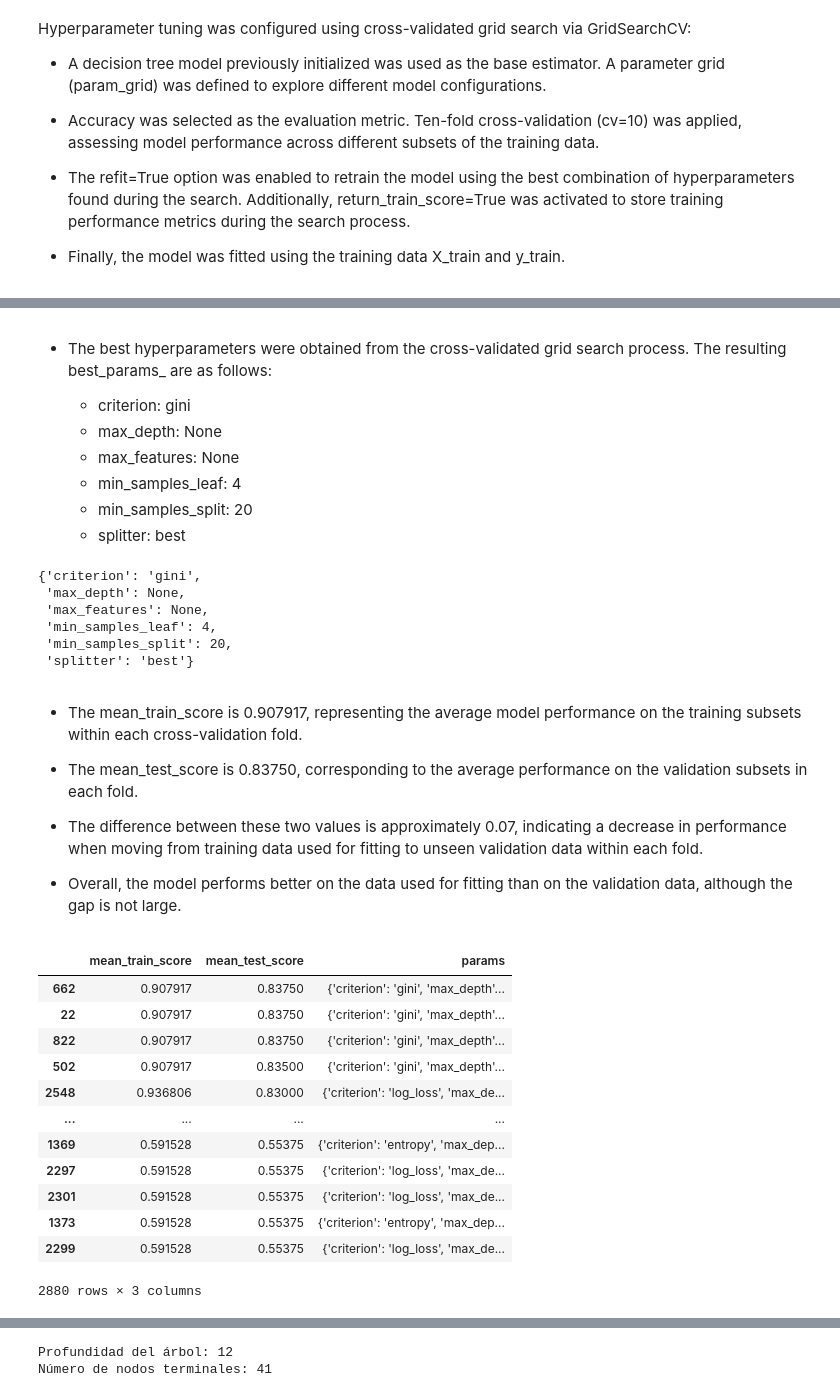
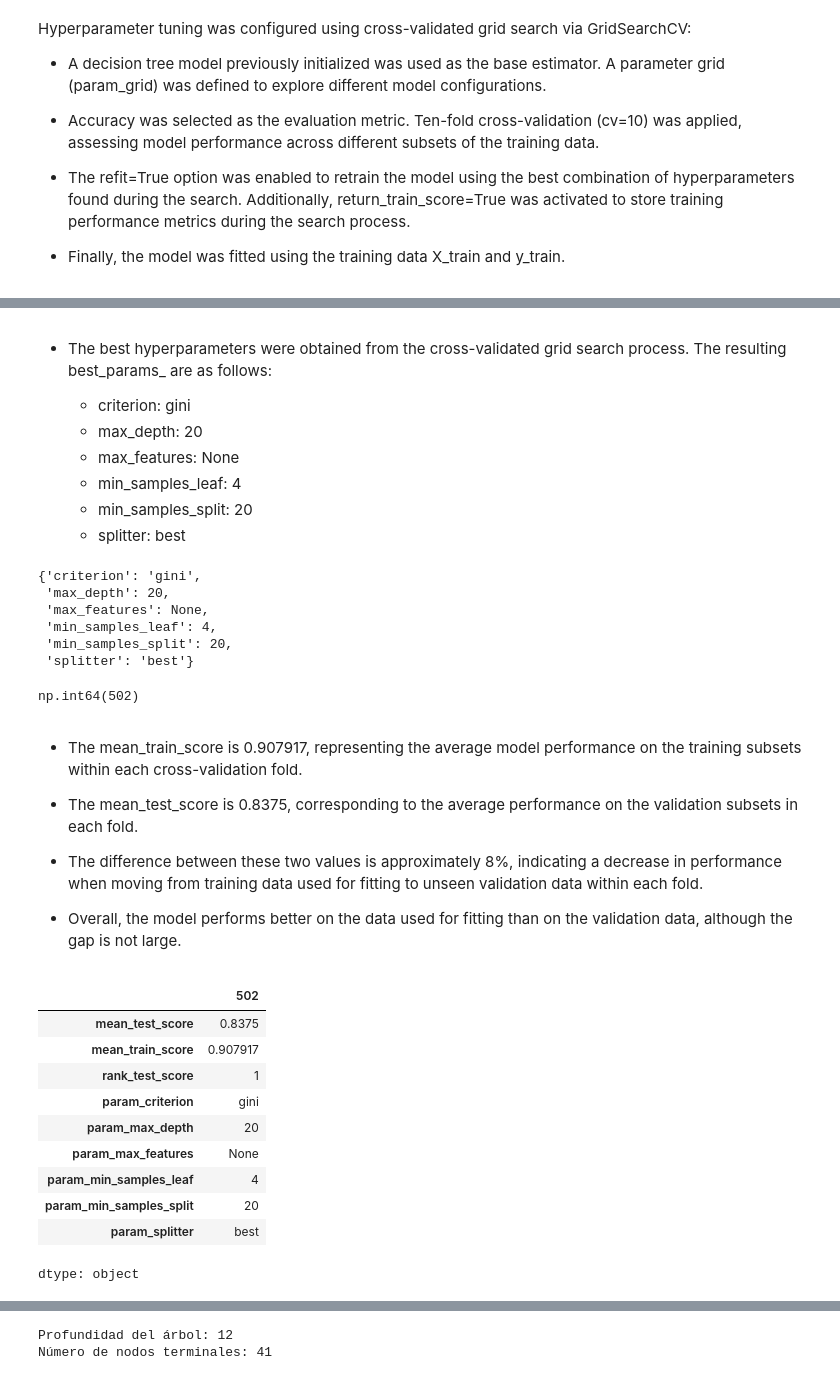
Before and after one commit to Kaiziferr/data-centric-ml, a Jupyter notebook: classical_machine_learning_models_/tree/01_pre_pruning_hyperparameter_search.ipynb, the cells around one changed output, grey strips where cells are left out. Cells and saved outputs as stored; diff of their text form; code cells hidden in the pictures.

```diff
--- a/classical_machine_learning_models_/tree/01_pre_pruning_hyperparameter_search.ipynb
+++ b/classical_machine_learning_models_/tree/01_pre_pruning_hyperparameter_search.ipynb
@@ -109,7 +109,7 @@ A parameter dictionary was defined to configure a decision tree model:
 dic_params = {
     "criterion": ["gini", "entropy", "log_loss"],
     "splitter": ["best", "random"],
-    "max_depth": [None, 3, 5, 10, 20, 30],
+    "max_depth": [3, 5, 10, 20, 30],
     "min_samples_split": [2, 5, 10, 20],
     "min_samples_leaf": [1, 2, 4, 8],
     "max_features": [None, "sqrt", "log2", 0.5, 0.75]
@@ -153,7 +153,7 @@ GridSearchCV(cv=10, estimator=DecisionTreeClassifier(random_state=12354),
 - The best hyperparameters were obtained from the cross-validated grid search process. The resulting best_params_ are as follows:
 
   - criterion: gini
-  - max_depth: None
+  - max_depth: 20
   - max_features: None
   - min_samples_leaf: 4
   - min_samples_split: 20
@@ -162,33 +162,39 @@ GridSearchCV(cv=10, estimator=DecisionTreeClassifier(random_state=12354),
 model_classifier_prepruning_v1.best_params_
 # %% [output]
 {'criterion': 'gini',
- 'max_depth': None,
+ 'max_depth': 20,
  'max_features': None,
  'min_samples_leaf': 4,
  'min_samples_split': 20,
  'splitter': 'best'}
+# %%
+model_classifier_prepruning_v1.best_index_
+# %% [output]
+np.int64(502)
 # %% [markdown]
 - The mean_train_score is 0.907917, representing the average model performance on the training subsets within each cross-validation fold.
 
-- The mean_test_score is 0.83750, corresponding to the average performance on the validation subsets in each fold.
+- The mean_test_score is 0.8375, corresponding to the average performance on the validation subsets in each fold.
 
-- The difference between these two values is approximately 0.07, indicating a decrease in performance when moving from training data used for fitting to unseen validation data within each fold.
+- The difference between these two values is approximately 8%, indicating a decrease in performance when moving from training data used for fitting to unseen validation data within each fold.
 
 - Overall, the model performs better on the data used for fitting than on the validation data, although the gap is not large.
-# %%
-scores = pd.DataFrame(model_classifier_prepruning_v1.cv_results_)
-scores.sort_values(by="mean_test_score", ascending=False)[['mean_train_score', 'mean_test_score', 'params']]
-# %% [output]
-|  | mean_train_score | mean_test_score | params |
-| 662 | 0.907917 | 0.83750 | {'criterion': 'gini', 'max_depth'... |
-| 22 | 0.907917 | 0.83750 | {'criterion': 'gini', 'max_depth'... |
-| 822 | 0.907917 | 0.83750 | {'criterion': 'gini', 'max_depth'... |
-| 502 | 0.907917 | 0.83500 | {'criterion': 'gini', 'max_depth'... |
-| 2548 | 0.936806 | 0.83000 | {'criterion': 'log_loss', 'max_de... |
-| ... | ... | ... | ... |
-| 1369 | 0.591528 | 0.55375 | {'criterion': 'entropy', 'max_dep... |
-| 2297 | 0.591528 | 0.55375 | {'criterion': 'log_loss', 'max_de... |
-| 2301 | 0.591528 | 0.55375 | {'criterion': 'log_loss', 'max_de... |
-| 1373 | 0.591528 | 0.55375 | {'criterion': 'entropy', 'max_dep... |
-| 2299 | 0.591528 | 0.55375 | {'criterion': 'log_loss', 'max_de... |
-2880 rows × 3 columns
+# %%
+scores = pd.DataFrame(model_classifier_prepruning_v1.cv_results_)
+scores.loc[
+    model_classifier_prepruning_v1.best_index_,
+    ['mean_test_score', 'mean_train_score', 'rank_test_score']
+    + [c for c in scores.columns if c.startswith('param_')]
+]
+# %% [output]
+|  | 502 |
+| mean_test_score | 0.8375 |
+| mean_train_score | 0.907917 |
+| rank_test_score | 1 |
+| param_criterion | gini |
+| param_max_depth | 20 |
+| param_max_features | None |
+| param_min_samples_leaf | 4 |
+| param_min_samples_split | 20 |
+| param_splitter | best |
+dtype: object
```
Also changed, not shown: parts of 4 cells of this notebook.
